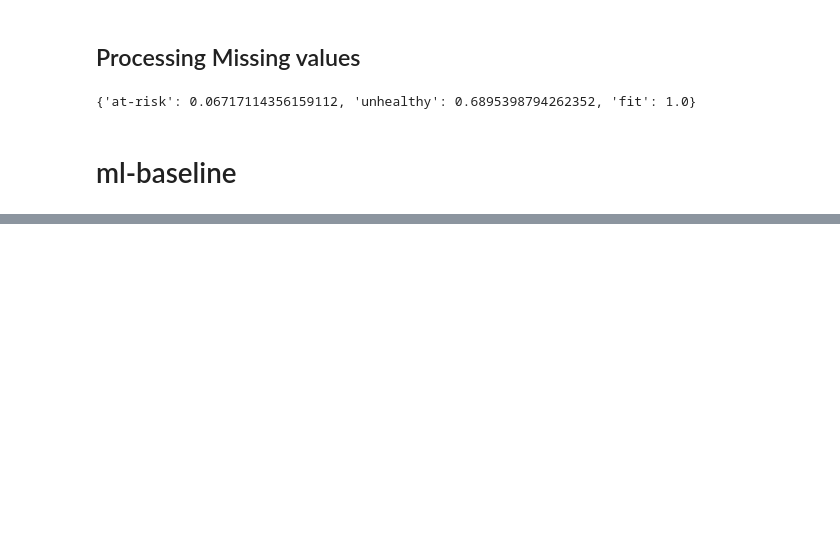
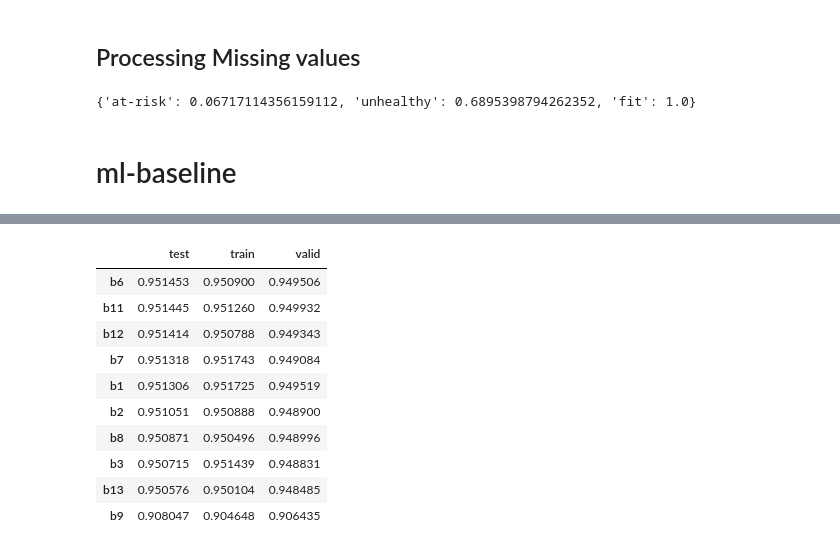
Before and after one commit to sunkusun9/ml-lab, a Jupyter notebook: examples/kaggle_s6e7/1.Prepare.ipynb, the cells around one changed output, grey strips where cells are left out. Saved outputs shown, nothing was run; the diff lists cells and outputs as text; code cells hidden in the pictures; blank space fills up the shorter version.

```diff
--- a/examples/kaggle_s6e7/1.Prepare.ipynb
+++ b/examples/kaggle_s6e7/1.Prepare.ipynb
@@ -674,0 +784,14 @@ prj.get_collector('explore', 'xgb_evals_results').get_attr('b36')
+# %%
+prj.experimenters['explore'].collectors.get_collector('bAcc').get_metrics_agg()[0].sort_values('test', ascending = False).iloc[:10]
+# %% [output]
+|  | test | train | valid |
+| b6 | 0.951453 | 0.950900 | 0.949506 |
+| b11 | 0.951445 | 0.951260 | 0.949932 |
+| b12 | 0.951414 | 0.950788 | 0.949343 |
+| b7 | 0.951318 | 0.951743 | 0.949084 |
+| b1 | 0.951306 | 0.951725 | 0.949519 |
+| b2 | 0.951051 | 0.950888 | 0.948900 |
+| b8 | 0.950871 | 0.950496 | 0.948996 |
+| b3 | 0.950715 | 0.951439 | 0.948831 |
+| b13 | 0.950576 | 0.950104 | 0.948485 |
+| b9 | 0.908047 | 0.904648 | 0.906435 |
```
Also changed, not shown: parts of 45 cells of this notebook.
